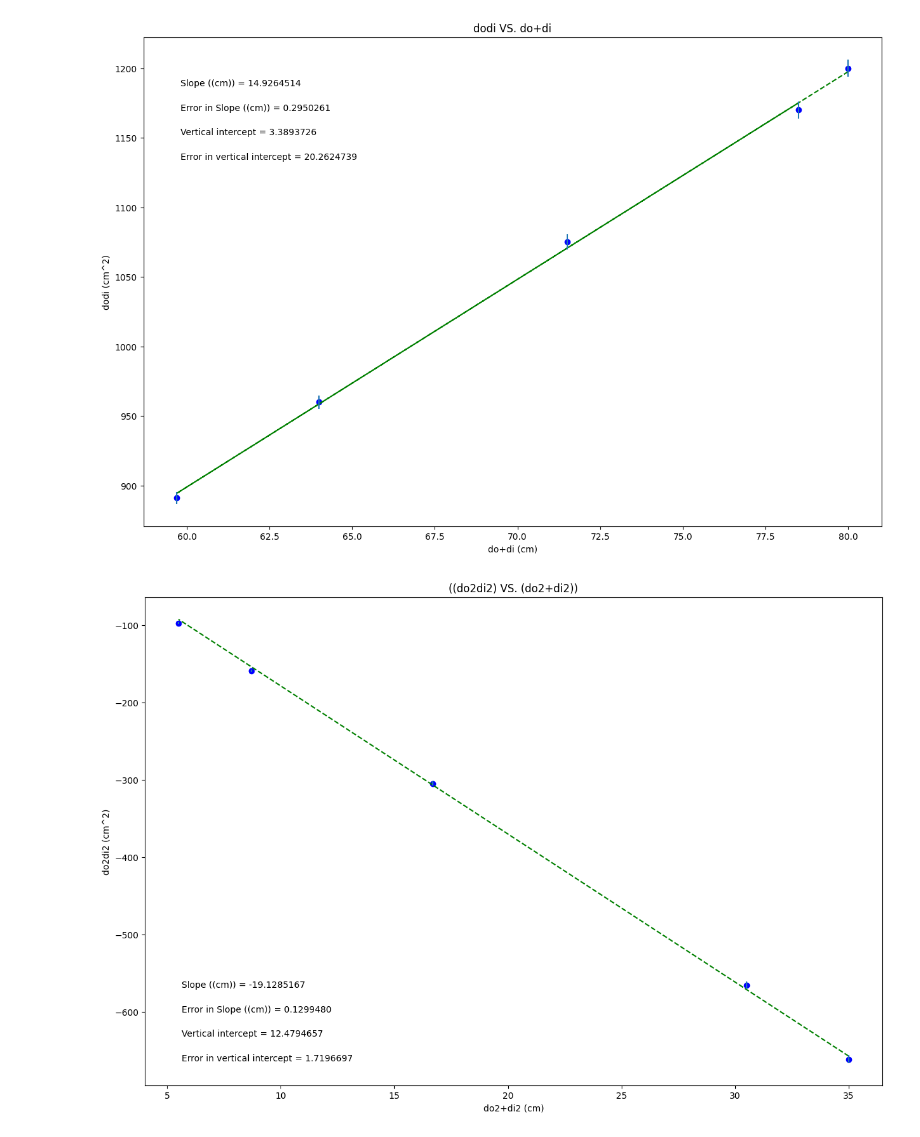
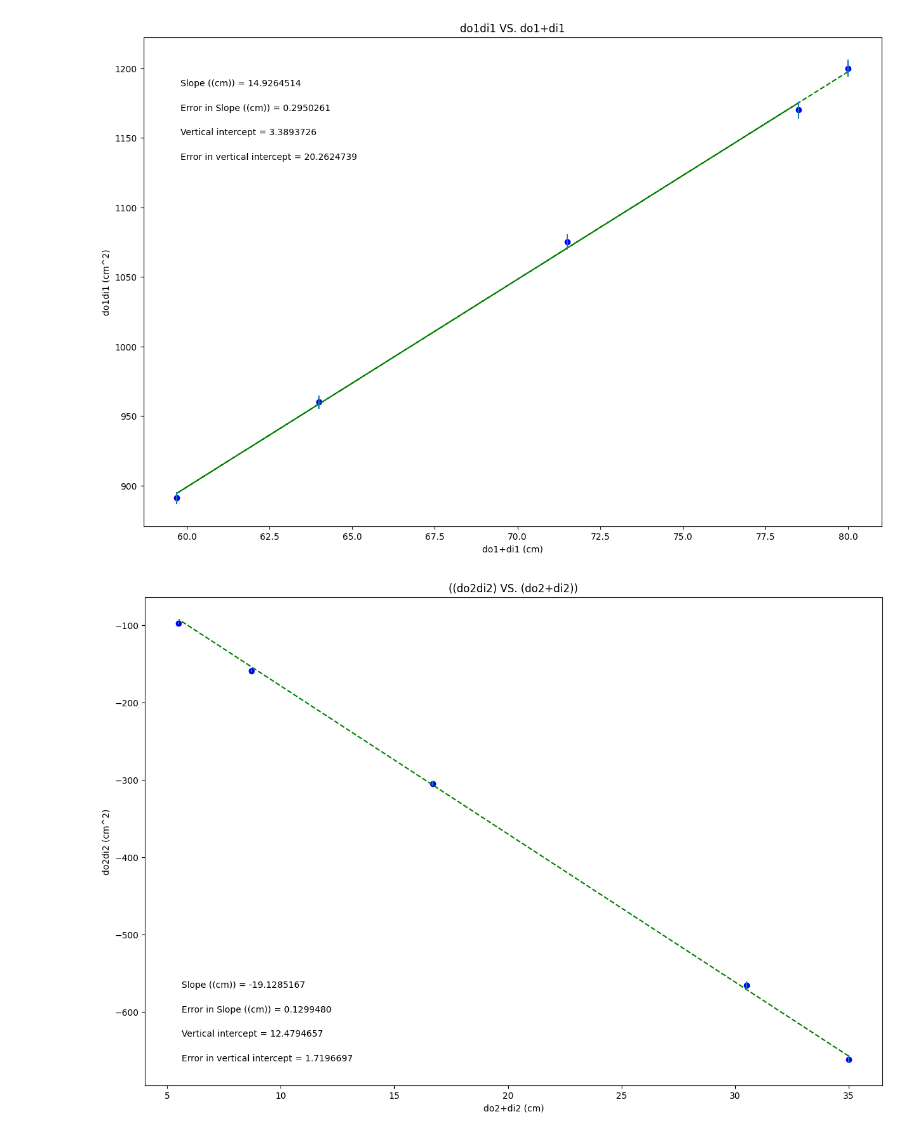
Before and after one commit to JamesHoenstine/PHSX218N.01_2025-Public, a Jupyter notebook: phsxlab_plotting_template.ipynb, the cells around one changed output. Drawn from its saved outputs; the diff is of its cells as text; code cells hidden in the pictures.

```diff
--- a/phsxlab_plotting_template.ipynb
+++ b/phsxlab_plotting_template.ipynb
@@ -19,26 +19,26 @@ import matplotlib.pyplot as plt
 #variable names should start with a letter and must contain only letters, numbers, and underscores
 
 
-xvariable_doplusdi= np.array([78.5,59.7,64,71.5,80])
+xvariable_do1plusdi1= np.array([78.5,59.7,64,71.5,80])
 
-yvariable_dodi = np.array([1170,891,960,1075,1200])
+yvariable_do1di1 = np.array([1170,891,960,1075,1200])
 
-err_yvariable_dodi = np.array([6.182434795,4.221480783,4.664761516,5.442655602,6.32455532])
+err_yvariable_do1di1 = np.array([6.182434795,4.221480783,4.664761516,5.442655602,6.32455532])
 
 
 
 #Re-assign variables as x, y, dy so that the remaining plotting code may remain generic
 #UPDATE VARIABLE NAMES (ON RHS OF EACH EQUAL SIGN) TO MATCH VARIABLE NAMES FOR DATA ABOVE
 
-x = xvariable_diplusdi             #this should be the array you want to plot on the x axis
-y = yvariable_dodi             #this should be the array you want to plot on the y axis
-dy = err_yvariable_dodi
+x = xvariable_do1plusdi1             #this should be the array you want to plot on the x axis
+y = yvariable_do1di1             #this should be the array you want to plot on the y axis
+dy = err_yvariable_do1di1
 
 #UPDATE EACH OF THESE 4 STRINGS FOR YOUR PLOT LABELS AS YOU WANT THEM TO APPEAR
 
-plot_title= 'dodi VS. do+di'
-x_label= 'do+di (cm)'
-y_label= 'dodi (cm^2)'
+plot_title= 'do1di1 VS. do1+di1'
+x_label= 'do1+di1 (cm)'
+y_label= 'do1di1 (cm^2)'
 slope_units= '(cm)'
 
 #UPDATE ANNOTATION PLACEMENT SO IT'S OUT OF WAY OF PLOTTED DATA AND BEST FIT LINE
@@ -91,34 +91,34 @@ elif annotation_placement==3 or annotation_placement==4:
 #Don't need to change anything in this section!
 
 #Plot data on graph. Plot error bars and place values for slope,
 #error in slope, and vertical intercept (plus error) on the plot using "annotate"
 
 plt.figure(figsize=(15,10))
 
 plt.plot(x, fit, color='green', linestyle='--')
 plt.scatter(x, y, color='blue', marker='o')
 
 plt.xlabel(x_label)
 plt.ylabel(y_label)
 plt.title(plot_title)
 
 plt.errorbar(x, y, yerr=dy, xerr=None, fmt="none") #don't need to plot x error bars
 
 plt.annotate('Slope ({}) = {value:.{digits}f}'.format(slope_units,value=m, digits=7),
              (xpos, ypos[0]), xycoords='axes fraction')
 
 plt.annotate('Error in Slope ({}) = {value:.{digits}f}'.format(slope_units,value=dm, digits=7),
              (xpos, ypos[1]), xycoords='axes fraction')
 
 plt.annotate('Vertical intercept = {value:.{digits}f}'.format(value=b, digits=7),
              (xpos, ypos[2]), xycoords='axes fraction')
 
 plt.annotate('Error in vertical intercept = {value:.{digits}f}'.format(value=db, digits=7),
              (xpos, ypos[3]), xycoords='axes fraction')
 
 plt.show()
 # %% [output]
-[figure, old version]
+[figure, new version]
 # %%
 #PHSX 216 & 218 plotting code
 #Gabe Hoenstine
```
